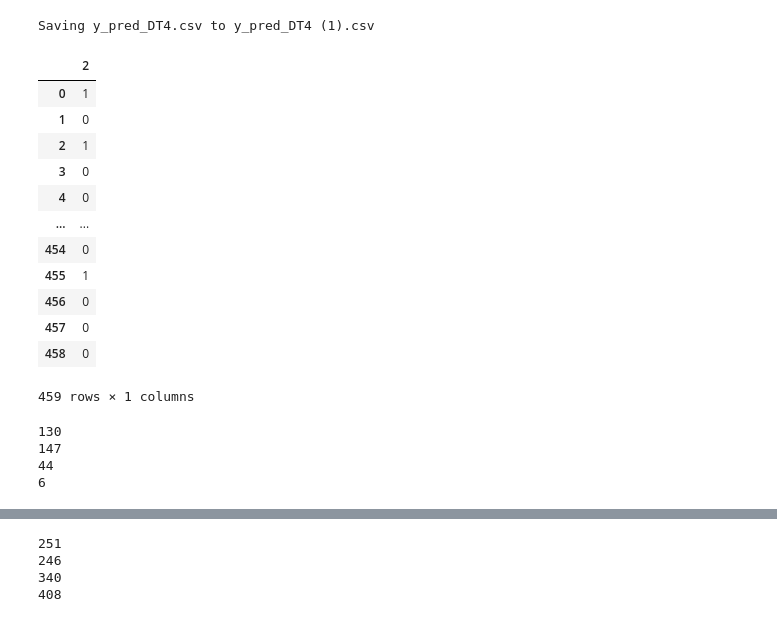
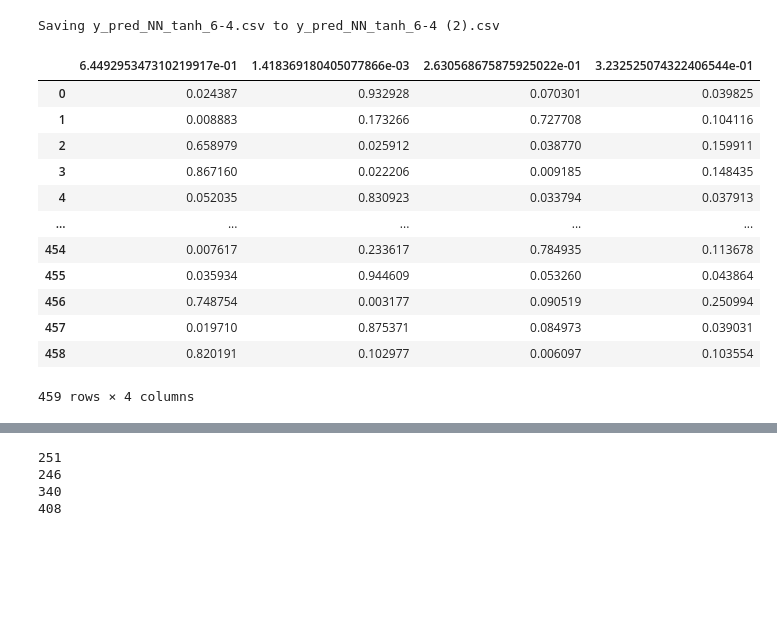
Before and after one commit to IssamEizouki/decision-tree-neural-network, a Jupyter notebook: Partie3.ipynb, the cells around one changed output, grey strips where cells are left out. Cells and saved outputs as stored; diff of their text form; code cells hidden in the pictures; blank space fills up the shorter version.

```diff
--- a/Partie3.ipynb
+++ b/Partie3.ipynb
@@ -24,38 +24,25 @@ Saving y_test.csv to y_test.csv
 # %%
 
 from google.colab import files
 uploaded = files.upload()
-pred = pd.read_csv(io.StringIO(uploaded['y_pred_DT4.csv'].decode('utf-8')))
+#pred = pd.read_csv(io.StringIO(uploaded['y_pred_DT4.csv'].decode('utf-8')))
+#pred
+
+pred = pd.read_csv(io.StringIO(uploaded['y_pred_NN_tanh_6-4.csv'].decode('utf-8')))
 pred
 # %% [output]
 [interactive output not drawn]
-Saving y_pred_DT4.csv to y_pred_DT4 (1).csv
+Saving y_pred_NN_tanh_6-4.csv to y_pred_NN_tanh_6-4 (2).csv
-|  | 2 |
-| 0 | 1 |
-| 1 | 0 |
-| 2 | 1 |
-| 3 | 0 |
-| 4 | 0 |
-| ... | ... |
-| 454 | 0 |
-| 455 | 1 |
-| 456 | 0 |
-| 457 | 0 |
-| 458 | 0 |
+|  | 6.449295347310219917e-01 | 1.418369180405077866e-03 | 2.630568675875925022e-01 | 3.232525074322406544e-01 |
+| 0 | 0.024387 | 0.932928 | 0.070301 | 0.039825 |
+| 1 | 0.008883 | 0.173266 | 0.727708 | 0.104116 |
+| 2 | 0.658979 | 0.025912 | 0.038770 | 0.159911 |
+| 3 | 0.867160 | 0.022206 | 0.009185 | 0.148435 |
+| 4 | 0.052035 | 0.830923 | 0.033794 | 0.037913 |
+| ... | ... | ... | ... | ... |
+| 454 | 0.007617 | 0.233617 | 0.784935 | 0.113678 |
+| 455 | 0.035934 | 0.944609 | 0.053260 | 0.043864 |
+| 456 | 0.748754 | 0.003177 | 0.090519 | 0.250994 |
+| 457 | 0.019710 | 0.875371 | 0.084973 | 0.039031 |
+| 458 | 0.820191 | 0.102977 | 0.006097 | 0.103554 |
-459 rows × 1 columns
+459 rows × 4 columns
-# %%
-def TP(test,pred,classe):
-  counter = 0
-  for i in range(test.shape[0]):
-    if test["3"][i] == classe and test["3"][i] == pred["2"][i]:
-      counter += 1
-  return counter
-print(TP(test,pred,0))
-print(TP(test,pred,1))
-print(TP(test,pred,2))
-print(TP(test,pred,3))
-# %% [output]
-130
-147
-44
-6
```
Also changed, not shown: parts of 6 cells of this notebook, 3 other files.
